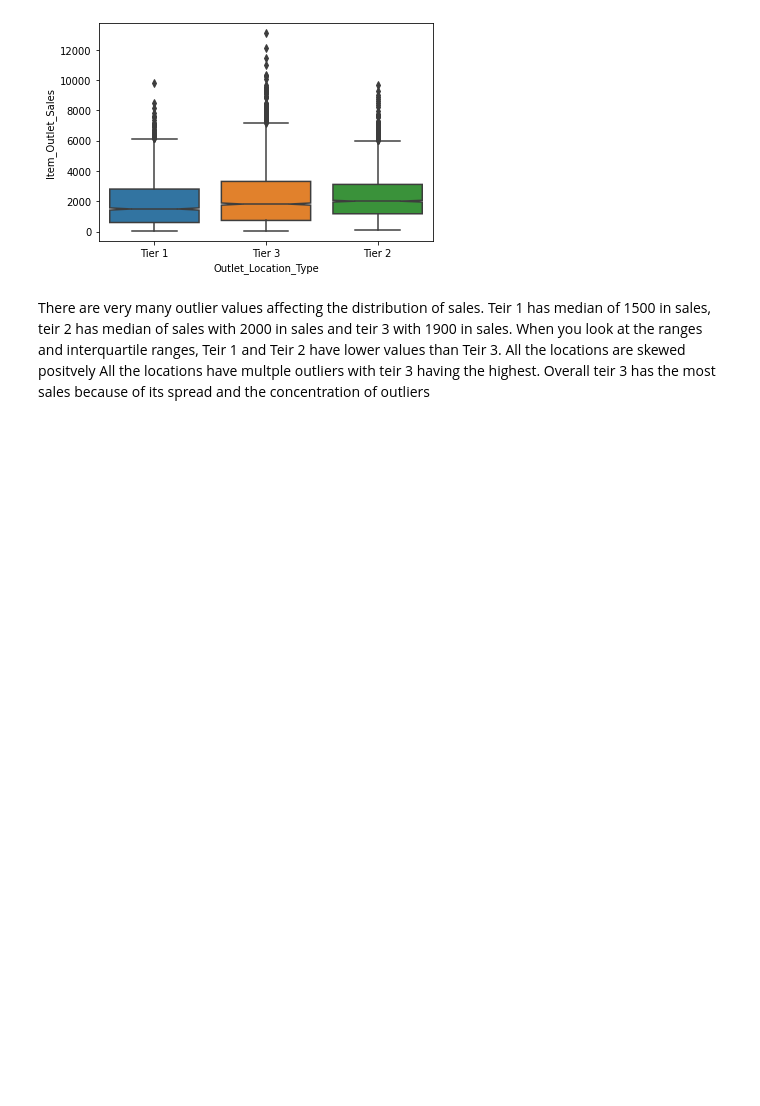
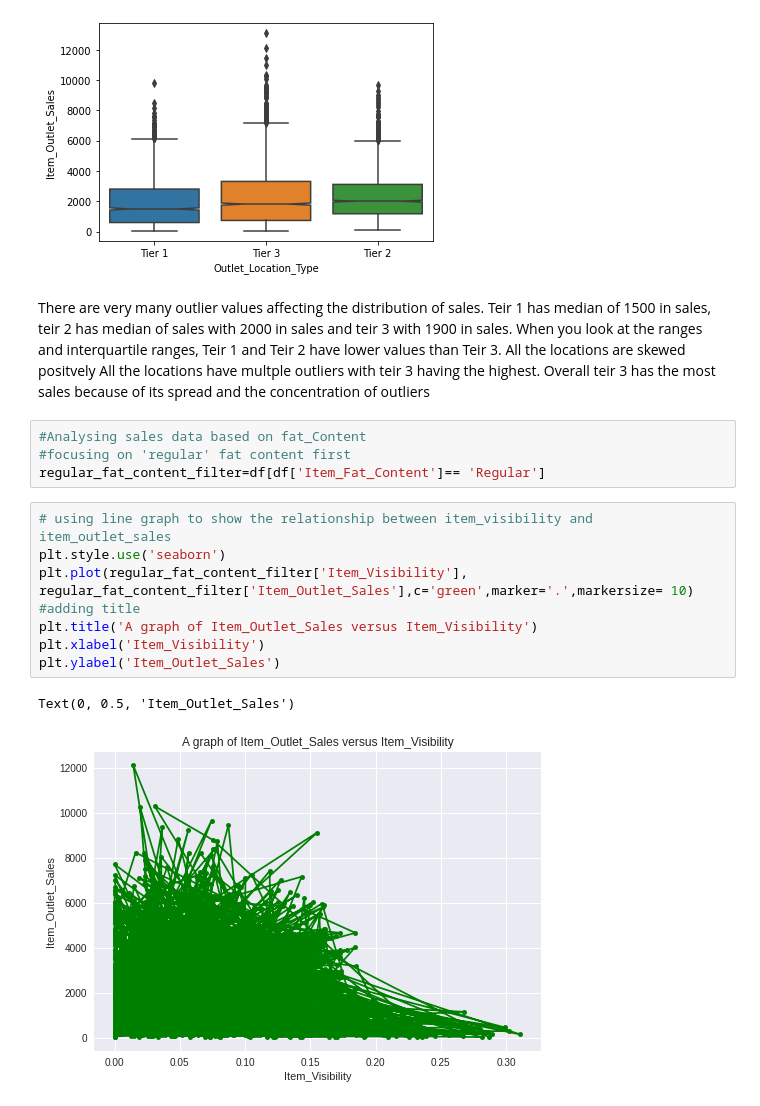
Before and after one commit to Gloria-L19/Sales_prediction, a Jupyter notebook: Salesprediction.ipynb, the cells around one changed output. Drawn from its saved outputs; the diff is of its cells as text; blank space fills up the shorter version.

```diff
--- a/Salesprediction.ipynb
+++ b/Salesprediction.ipynb
@@ -195,3 +211,18 @@ Teir 1 has median of 1500 in sales, teir 2 has median of  sales with 2000 in sal
 When you look at the ranges and interquartile ranges, Teir 1 and Teir 2 have lower values than Teir 3.
 All the locations are skewed positvely
 All the locations have multple outliers with  teir 3 having the highest. Overall teir 3 has the most sales because of its spread and the concentration of outliers
+# %%
+#Analysing sales data based on fat_Content
+#focusing on 'regular' fat content first
+regular_fat_content_filter=df[df['Item_Fat_Content']== 'Regular']
+# %%
+# using line graph to show the relationship between item_visibility and item_outlet_sales
+plt.style.use('seaborn')
+plt.plot(regular_fat_content_filter['Item_Visibility'], regular_fat_content_filter['Item_Outlet_Sales'],c='green',marker='.',markersize= 10)
+#adding title
+plt.title('A graph of Item_Outlet_Sales versus Item_Visibility')
+plt.xlabel('Item_Visibility')
+plt.ylabel('Item_Outlet_Sales')
+# %% [output]
+Text(0, 0.5, 'Item_Outlet_Sales')
+[figure, added]
```
Also changed, not shown: parts of 7 cells of this notebook.
